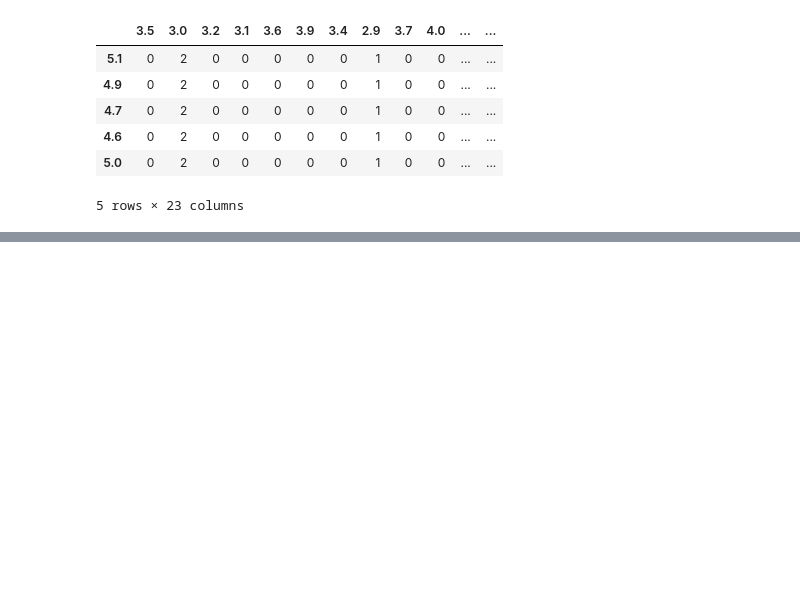
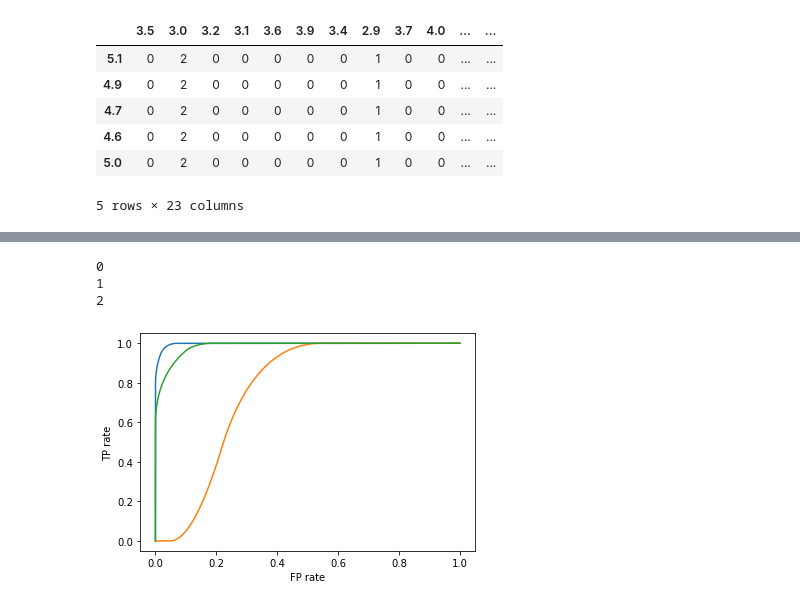
Before and after one commit to Linus-J/data-mining-tasks, a Jupyter notebook: 3-Rule-Classification/classifier.ipynb, the cells around one changed output, grey strips where cells are left out. Cells and saved outputs as stored; diff of their text form; code cells hidden in the pictures; blank space fills up the shorter version.

```diff
--- a/3-Rule-Classification/classifier.ipynb
+++ b/3-Rule-Classification/classifier.ipynb
@@ -77,0 +204,24 @@ Score:0.13167701863354037
+# %%
+import sklearn.preprocessing as preprocess
+
+conf = lr.decision_function(xpairs)
+
+ybin = preprocess.label_binarize(yhatpairs,classes=sorted(set(iris.target)))
+
+fpr = dict()
+tpr = dict()
+for c in range(3):
+    print(c)
+    fpr[c],tpr[c],tmp = metrics.roc_curve(ybin[:,c],conf[:,c])
+
+for c in range(3):
+    plt.plot(fpr[c],tpr[c],label=iris.target_names[c])
+
+plt.xlabel('FP rate')
+plt.ylabel('TP rate')
+plt.show()
+# %% [output]
+0
+1
+2
+[figure, added]
```
Also changed, not shown: parts of 7 cells of this notebook, 2 other files.
